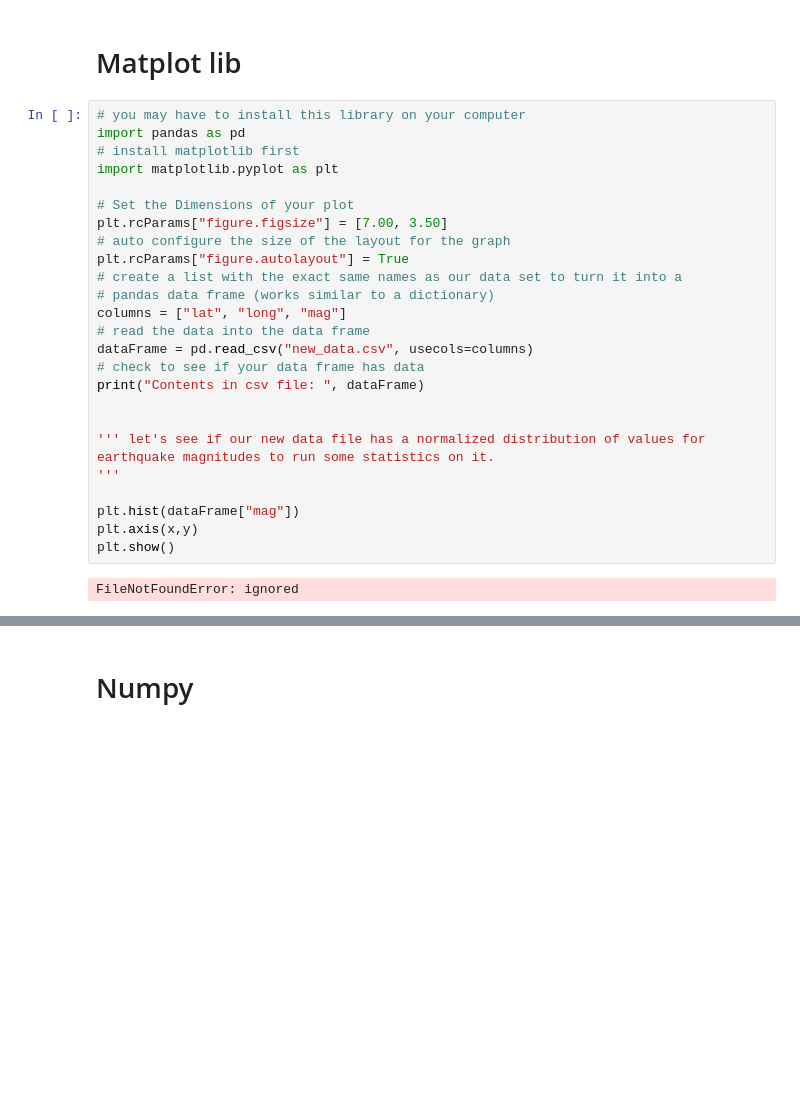
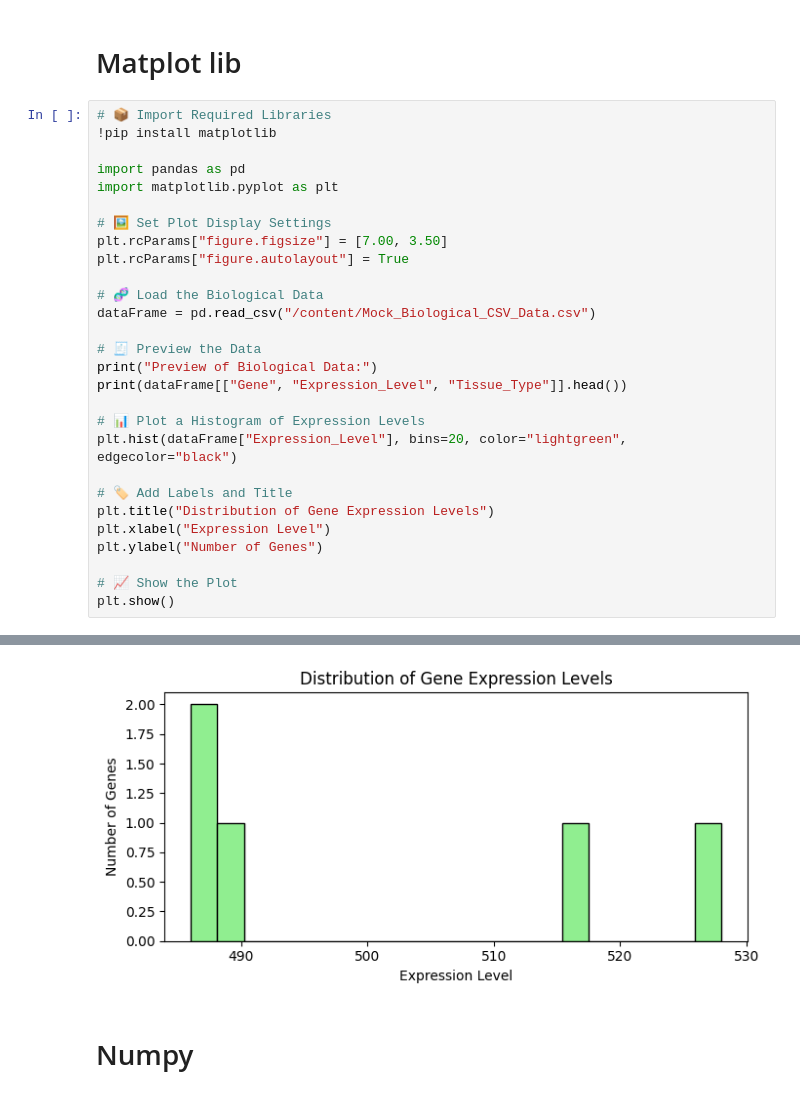
Before and after one commit to Dan-Blanchette/Linux_Github_Python_CrashCourse, a Jupyter notebook: Python_Tutorial.ipynb, the cells around one changed output, grey strips where cells are left out. Drawn from its saved outputs; the diff is of its cells as text; blank space fills up the shorter version.

Commit message:
updated the python pandas matplotlib and numpy libraries

```diff
--- a/Python_Tutorial.ipynb
+++ b/Python_Tutorial.ipynb
@@ -921,30 +1036,31 @@ FileNotFoundError: ignored
 # %% [markdown]
 # Matplot lib
-# %%
-# you may have to install this library on your computer
-import pandas as pd
-# install matplotlib first
-import matplotlib.pyplot as plt
-
-# Set the Dimensions of your plot
-plt.rcParams["figure.figsize"] = [7.00, 3.50]
-# auto configure the size of the layout for the graph
-plt.rcParams["figure.autolayout"] = True
-# create a list with the exact same names as our data set to turn it into a
-# pandas data frame (works similar to a dictionary)
-columns = ["lat", "long", "mag"]
-# read the data into the data frame
-dataFrame = pd.read_csv("new_data.csv", usecols=columns)
-# check to see if your data frame has data
-print("Contents in csv file: ", dataFrame)
-
-
-''' let's see if our new data file has a normalized distribution of values for
-earthquake magnitudes to run some statistics on it.
-'''
-
-plt.hist(dataFrame["mag"])
-plt.axis(x,y)
-plt.show()
-# %% [output]
-FileNotFoundError: ignored
+# %%
+# 📦 Import Required Libraries
+!pip install matplotlib
+
+import pandas as pd
+import matplotlib.pyplot as plt
+
+# 🖼️ Set Plot Display Settings
+plt.rcParams["figure.figsize"] = [7.00, 3.50]
+plt.rcParams["figure.autolayout"] = True
+
+# 🧬 Load the Biological Data
+dataFrame = pd.read_csv("/content/Mock_Biological_CSV_Data.csv")
+
+# 🧾 Preview the Data
+print("Preview of Biological Data:")
+print(dataFrame[["Gene", "Expression_Level", "Tissue_Type"]].head())
+
+# 📊 Plot a Histogram of Expression Levels
+plt.hist(dataFrame["Expression_Level"], bins=20, color="lightgreen", edgecolor="black")
+
+# 🏷️ Add Labels and Title
+plt.title("Distribution of Gene Expression Levels")
+plt.xlabel("Expression Level")
+plt.ylabel("Number of Genes")
+
+# 📈 Show the Plot
+plt.show()
+# %% [output]
@@ -951,3 +1085,4 @@ FileNotFoundError: ignored
+[figure, added]
 # %% [markdown]
 # Numpy
 # %%
```
Also changed, not shown: parts of 20 cells of this notebook.
